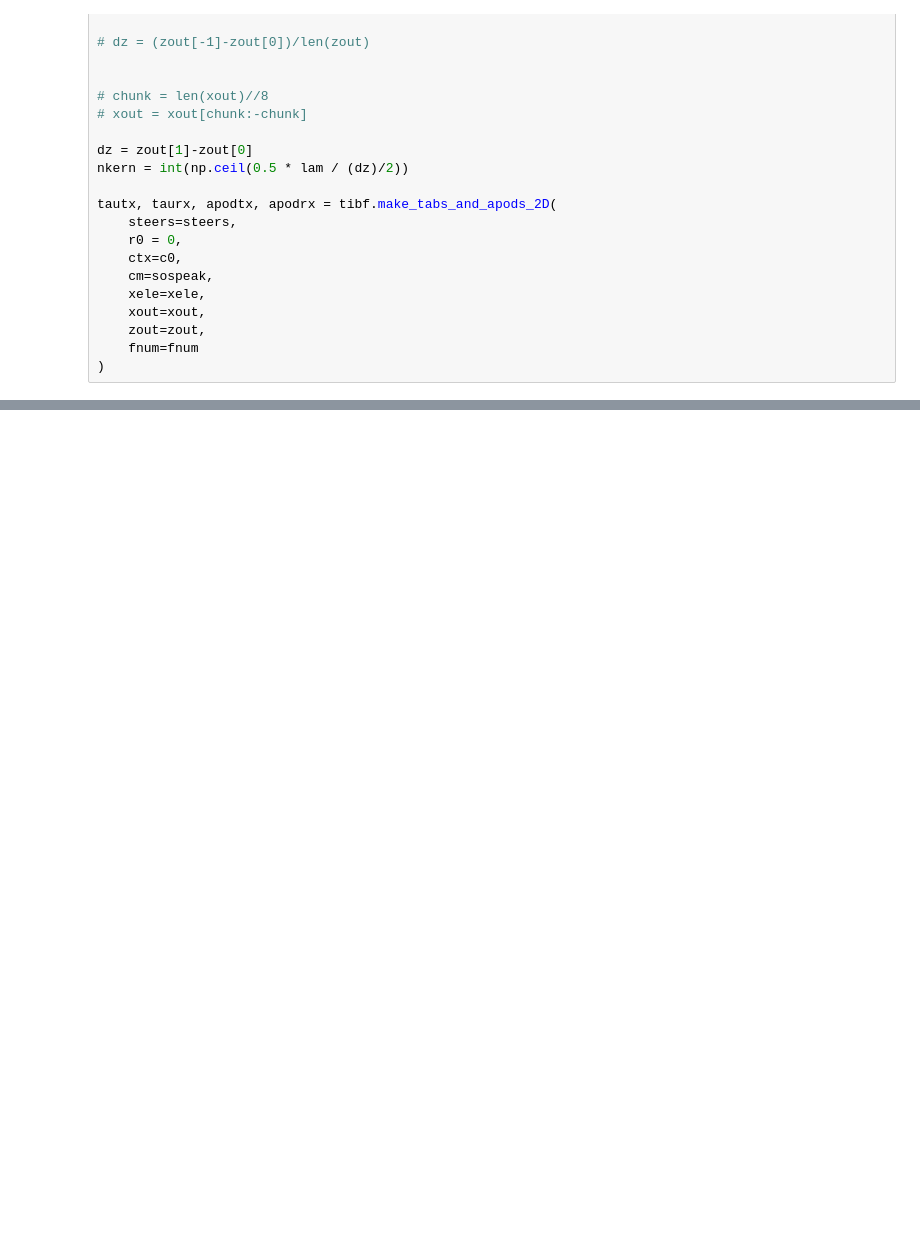
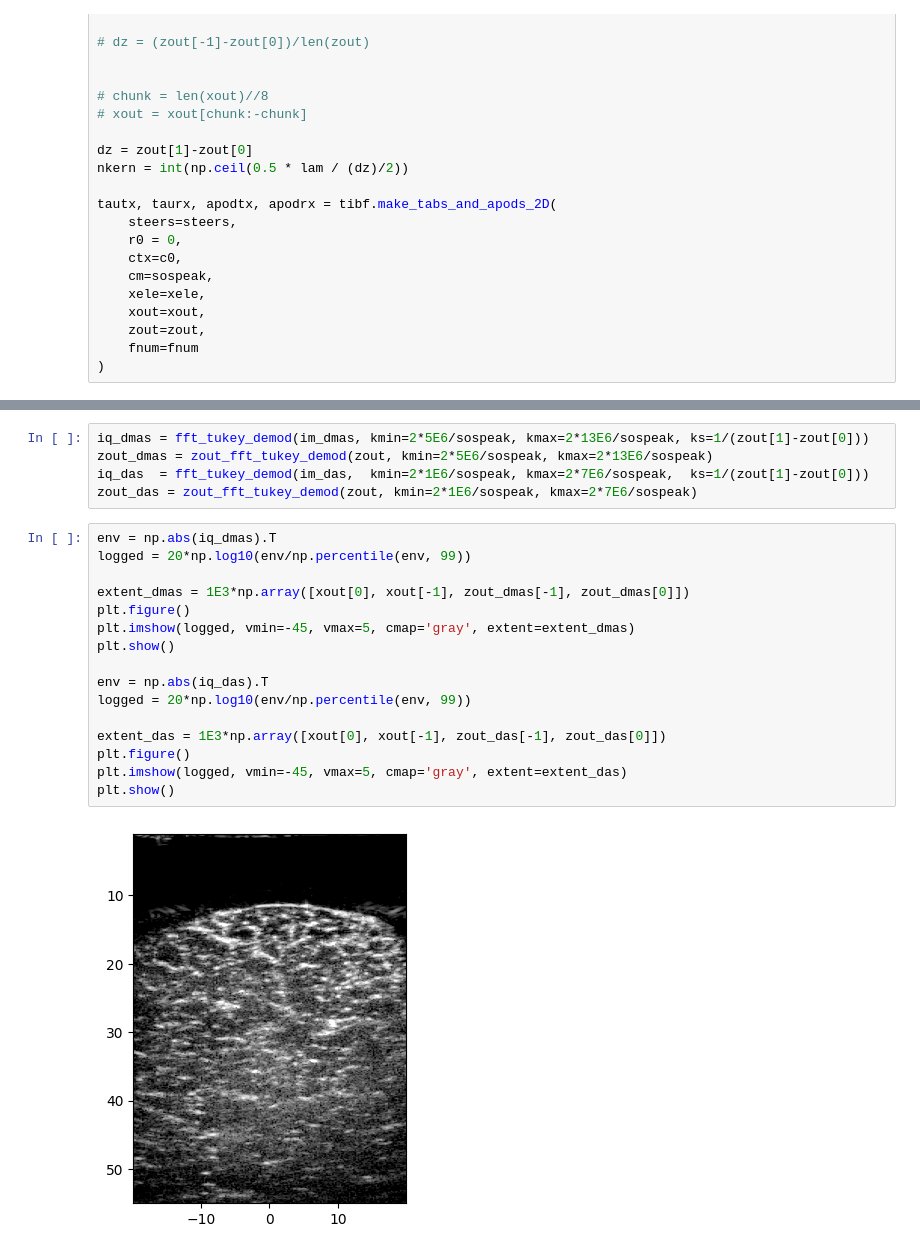
Before and after one commit to wewightman/pycbf, a Jupyter notebook: examples/develop_dmas_class.ipynb, the cells around one changed output, grey strips where cells are left out. Cells and saved outputs as stored; diff of their text form; blank space fills up the shorter version.

Commit message:
Added quick demodulation and filtering functions... though it seems a little noise for some reason???? need to dig further

```diff
--- a/examples/develop_dmas_class.ipynb
+++ b/examples/develop_dmas_class.ipynb
@@ -138,0 +186,23 @@ array([[3.14949837e+10, 3.61853993e+10, 3.47416576e+10, ...,
+# %%
+iq_dmas = fft_tukey_demod(im_dmas, kmin=2*5E6/sospeak, kmax=2*13E6/sospeak, ks=1/(zout[1]-zout[0]))
+zout_dmas = zout_fft_tukey_demod(zout, kmin=2*5E6/sospeak, kmax=2*13E6/sospeak)
+iq_das  = fft_tukey_demod(im_das,  kmin=2*1E6/sospeak, kmax=2*7E6/sospeak,  ks=1/(zout[1]-zout[0]))
+zout_das = zout_fft_tukey_demod(zout, kmin=2*1E6/sospeak, kmax=2*7E6/sospeak)
+# %%
+env = np.abs(iq_dmas).T
+logged = 20*np.log10(env/np.percentile(env, 99))
+
+extent_dmas = 1E3*np.array([xout[0], xout[-1], zout_dmas[-1], zout_dmas[0]])
+plt.figure()
+plt.imshow(logged, vmin=-45, vmax=5, cmap='gray', extent=extent_dmas)
+plt.show()
+
+env = np.abs(iq_das).T
+logged = 20*np.log10(env/np.percentile(env, 99))
+
+extent_das = 1E3*np.array([xout[0], xout[-1], zout_das[-1], zout_das[0]])
+plt.figure()
+plt.imshow(logged, vmin=-45, vmax=5, cmap='gray', extent=extent_das)
+plt.show()
+# %% [output]
+[figure, added]
```
Also changed, not shown: parts of 7 cells of this notebook.
